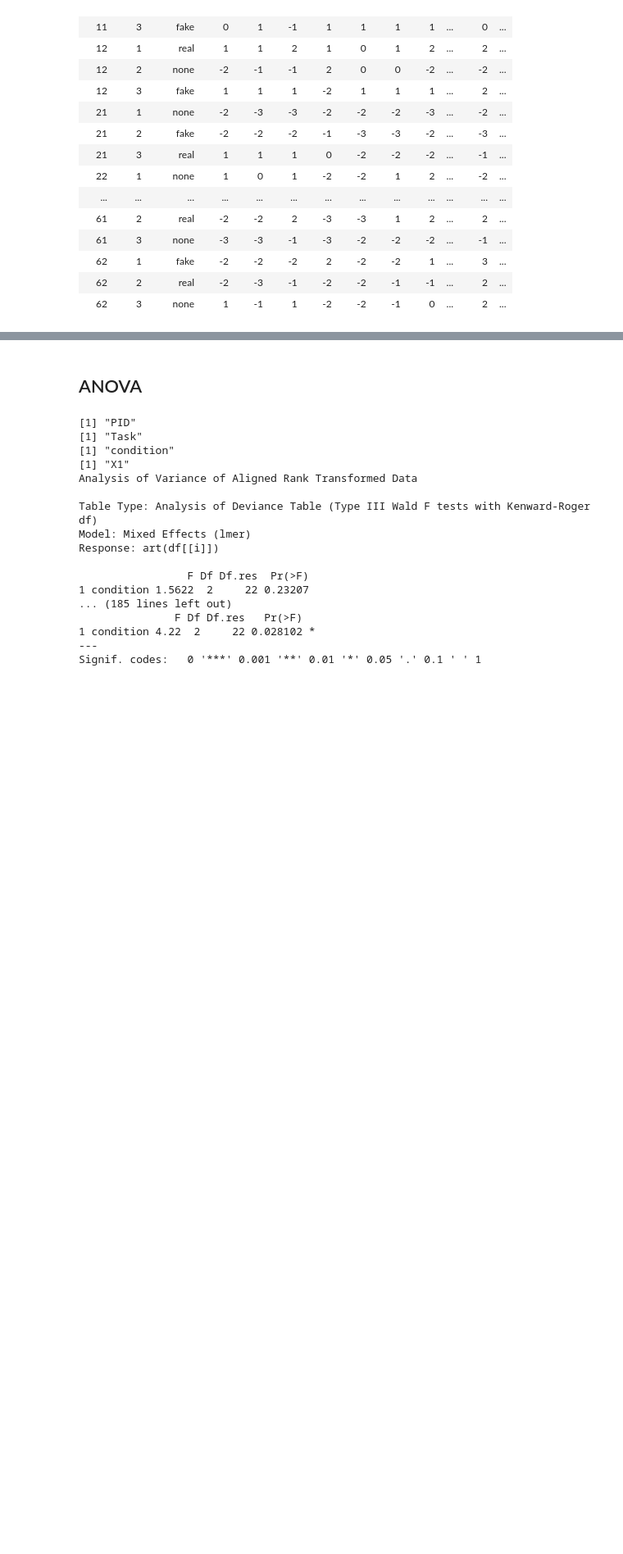
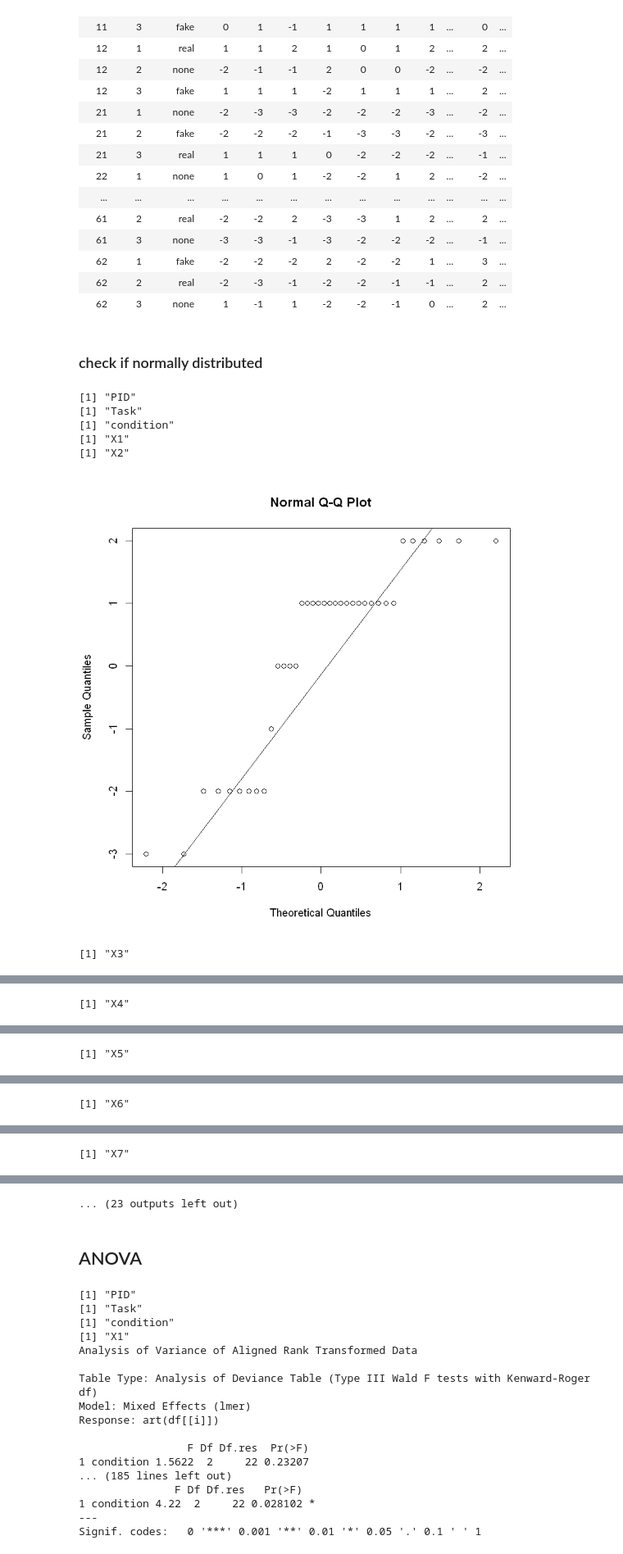
Before and after one commit to J0ekr/VR-Project-MeetingStudy, a Jupyter notebook: eval/StatisitcalTests.ipynb, the cells around one changed output, grey strips where cells are left out. Shown at 82% size. Cells and saved outputs as stored; diff of their text form; code cells hidden in the pictures; blank space fills up the shorter version.

Commit message:
checked if data normally distributed

```diff
--- a/eval/StatisitcalTests.ipynb
+++ b/eval/StatisitcalTests.ipynb
@@ -11,7 +18,7 @@ library(emmeans)
 # Co-presence
 # %%
 # read the data table into variable 'df'
-df <- read.csv("copresence.csv")
+df <- read.csv("VR_Participants - Co-Presence.csv")
 df
 # %% [output]
 A data.frame: 36 × 21
@@ -33,3 +40,25 @@ A data.frame: 36 × 21
 | 62 | 1 | fake | -2 | -2 | -2 | 2 | -2 | -2 | 1 | ... | 3 | ... |
 | 62 | 2 | real | -2 | -3 | -1 | -2 | -2 | -1 | -1 | ... | 2 | ... |
 | 62 | 3 | none | 1 | -1 | 1 | -2 | -2 | -1 | 0 | ... | 2 | ... |
+# %% [markdown]
+### check if normally distributed
+# %%
+for (i in colnames(df)){
+    #print(df[[i]])
+    print(i)
+    if(i == "PID" || i ==  "Task" || i == "condition")
+        next
+    else{
+        qqnorm(df[[i]])
+        qqline(df[[i]])
+    }
+
+}
+# %% [output]
+[1] "PID"
+[1] "Task"
+[1] "condition"
+[1] "X1"
+[1] "X2"
+[figure, added]
+[1] "X3"
@@ -35,0 +66 @@ A data.frame: 36 × 21
+[1] "X4"
@@ -35,0 +68 @@ A data.frame: 36 × 21
+[1] "X5"
@@ -35,0 +70 @@ A data.frame: 36 × 21
+[1] "X6"
@@ -35,0 +72 @@ A data.frame: 36 × 21
+[1] "X7"
@@ -36,3 +74,4 @@ A data.frame: 36 × 21
+... (23 outputs left out)
 # %% [markdown]
 ## ANOVA
 # %%
```
Also changed, not shown: parts of 8 cells of this notebook, 1 other file.
